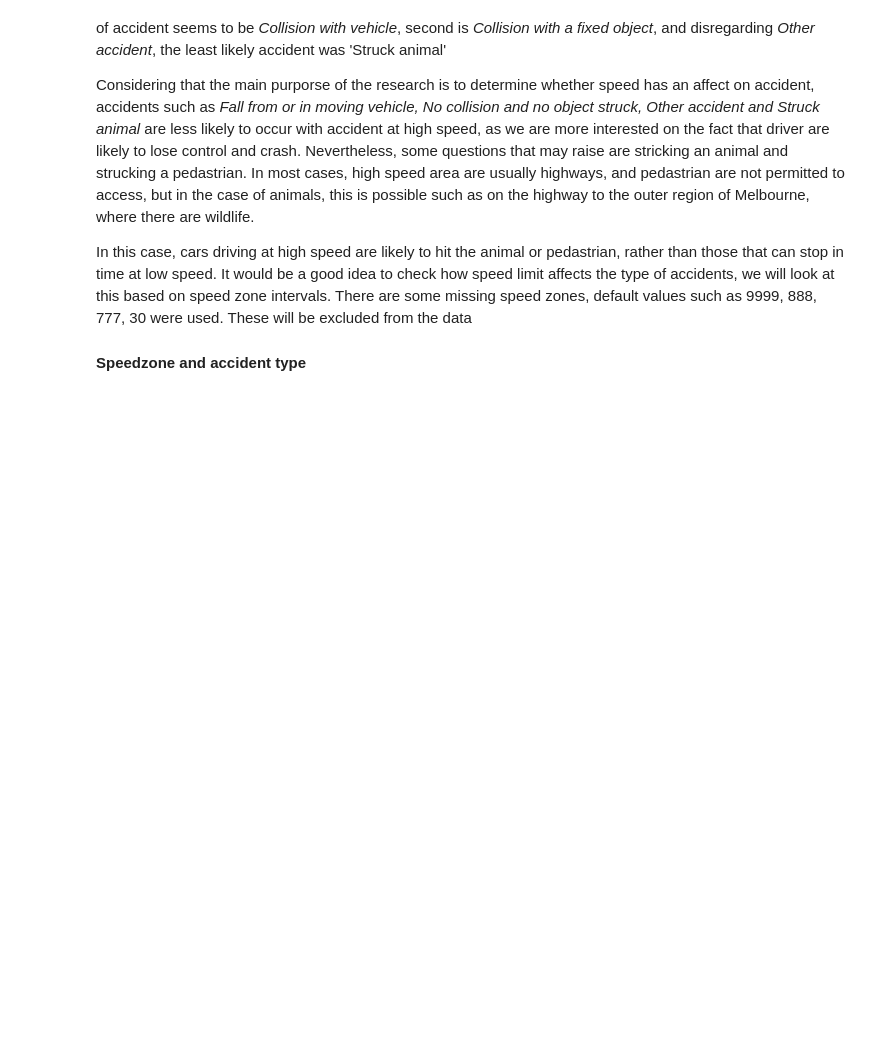
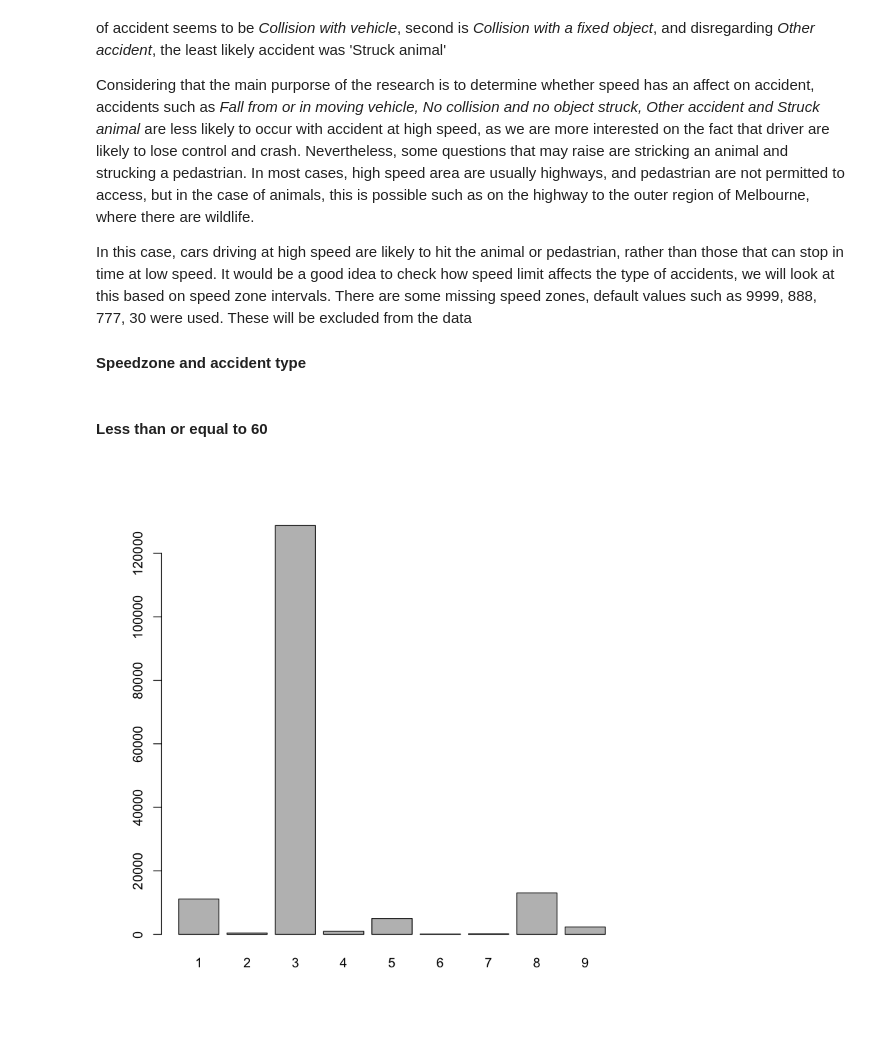
Before and after one commit to cyamma/melb_car_crash, a Jupyter notebook: accident_analysis.ipynb, the cells around one changed output. Cells and saved outputs as stored; diff of their text form; code cells hidden in the pictures; blank space fills up the shorter version.

```diff
--- a/accident_analysis.ipynb
+++ b/accident_analysis.ipynb
@@ -212,6 +218,23 @@ melb_cc_exc <- melb_cc[!melb_cc$SPEED_ZONE %in% c(999, 888, 777), ]
+# %%
+freq_table_acc <- function(data, type){
+    my_freq <- as.data.frame(table(data$Accident.Type.Desc))
+    my_freq['index'] <- 1:length(unique(data$Accident.Type.Desc))
+    my_freq <- my_freq[ ,c(3,1,2)]
+
+    if(type == 'bar'){
+        bar <- barplot(table(data$Accident.Type.Desc), names.arg = c(1:9))
+    }
+    if(type == 'freq'){ return(my_freq) }
+}
 # %%
 melb_cc_less_60 <- melb_cc_exc[melb_cc_exc$SPEED_ZONE <= 60, ]
 melb_cc_60_70 <- melb_cc_exc[melb_cc_exc$SPEED_ZONE > 60 & melb_cc_exc$SPEED_ZONE <= 70, ]
 melb_cc_g70_80 <- melb_cc_exc[melb_cc_exc$SPEED_ZONE > 70 & melb_cc_exc$SPEED_ZONE <= 80, ]
 melb_cc_g80_100 <- melb_cc_exc[melb_cc_exc$SPEED_ZONE > 80 & melb_cc_exc$SPEED_ZONE <= 100, ]
 melb_cc_greater_100 <- melb_cc_exc[melb_cc_exc$SPEED_ZONE > 100, ]
+# %% [markdown]
+#### Less than or equal to 60
+# %%
+freq_table_acc(melb_cc_less_60, 'bar')
+# %% [output]
+[figure, added]
```
Also changed, not shown: parts of 2 cells of this notebook.
